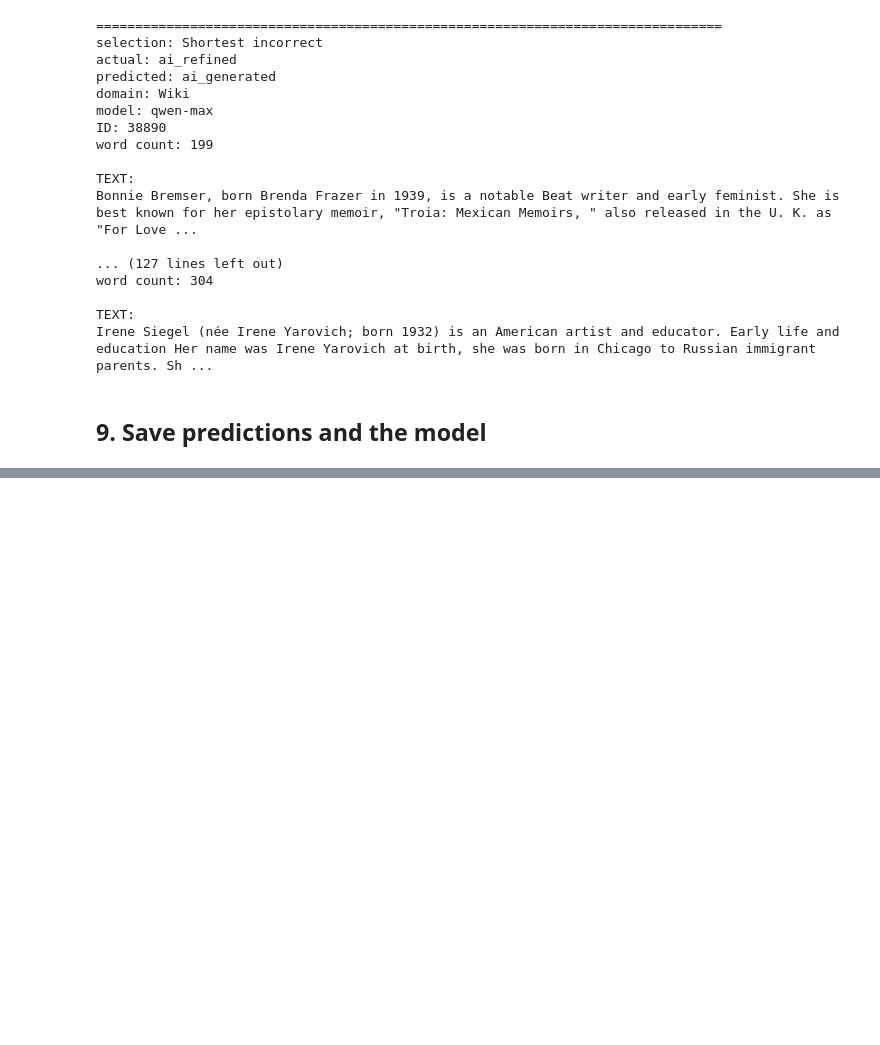
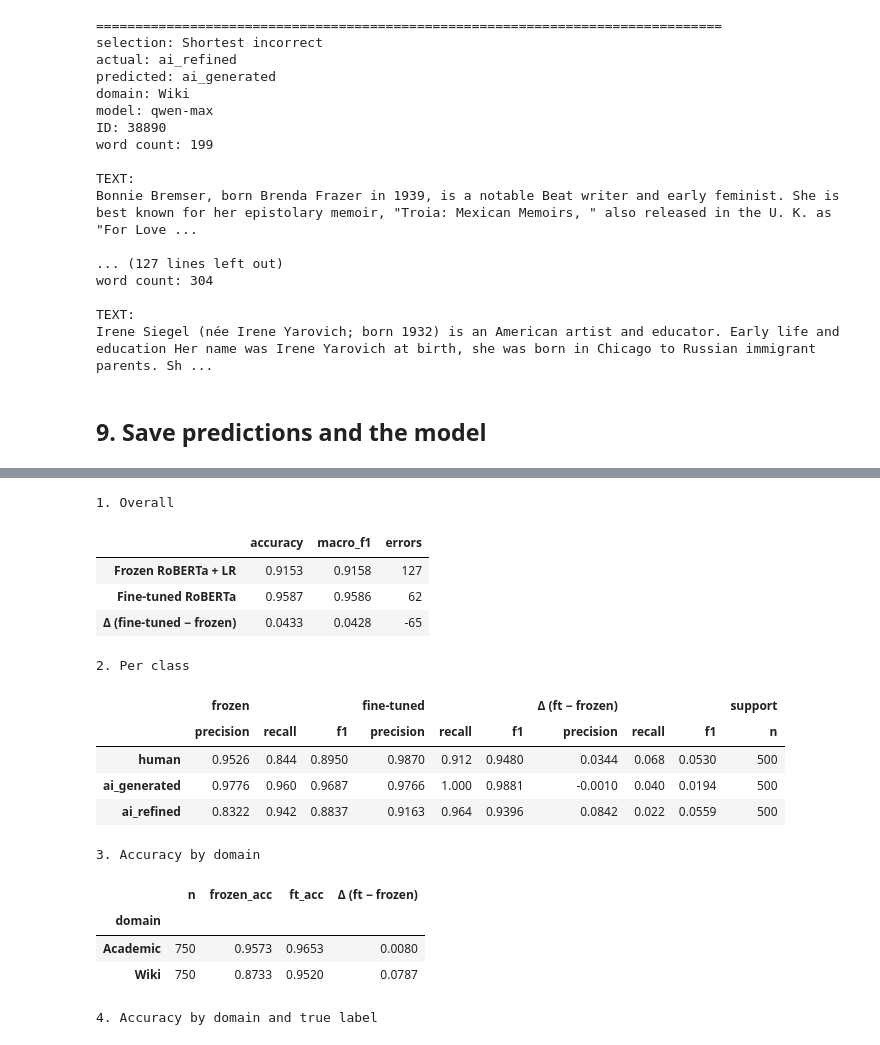
Before and after one commit to yushkong/LING-342, a Jupyter notebook: milestone5/roberta_finetune_512.ipynb, the cells around one changed output, grey strips where cells are left out. Saved outputs shown, nothing was run; the diff lists cells and outputs as text; code cells hidden in the pictures; blank space fills up the shorter version.

```diff
--- a/milestone5/roberta_finetune_512.ipynb
+++ b/milestone5/roberta_finetune_512.ipynb
@@ -566,0 +601,80 @@ Skipping TF-IDF + LR: test_predictions_tfidf_lr.csv not found
+# %%
+FZ, FT = 'Frozen RoBERTa + LR', 'Fine-tuned RoBERTa'
+
+# ---- 1. overall ----
+rows = {}
+for name, col in [(FZ, 'pred_frozen'), (FT, 'pred_ft')]:
+    rows[name] = {
+        'accuracy': accuracy_score(y, cmp[col]),
+        'macro_f1': f1_score(y, cmp[col], labels=LABELS, average='macro'),
+        'errors': int((cmp[col] != cmp['label']).sum()),
+    }
+overall = pd.DataFrame(rows).T
+overall.loc['Δ (fine-tuned − frozen)'] = overall.loc[FT] - overall.loc[FZ]
+print('1. Overall')
+display(overall.round(4).astype({'errors': 'int'}))
+
+# ---- 2. per-class precision / recall / F1 ----
+def per_class(col):
+    p, r, f, _ = precision_recall_fscore_support(y, cmp[col], labels=LABELS, zero_division=0)
+    return pd.DataFrame({'precision': p, 'recall': r, 'f1': f}, index=LABELS)
+
+pc_fz, pc_ft = per_class('pred_frozen'), per_class('pred_ft')
+per_class_tbl = pd.concat({'frozen': pc_fz, 'fine-tuned': pc_ft, 'Δ (ft − frozen)': pc_ft - pc_fz}, axis=1)
+per_class_tbl[('support', 'n')] = cmp['label'].value_counts().reindex(LABELS).to_numpy()
+print('2. Per class')
+display(per_class_tbl.round(4))
+
+# ---- 3-6. accuracy sliced by metadata (for the by-label table this is recall) ----
+def side_by_side(by):
+    g = cmp.groupby(by, observed=True).agg(
+        n=('ft_correct', 'size'), frozen_acc=('frozen_correct', 'mean'), ft_acc=('ft_correct', 'mean'))
+    g['Δ (ft − frozen)'] = g['ft_acc'] - g['frozen_acc']
+    return g.round(4)
+
+if 'domain' in cmp.columns:
+    print('3. Accuracy by domain')
+    display(side_by_side('domain'))
+    print('4. Accuracy by domain and true label')
+    display(side_by_side(['domain', 'label']))
+if 'model' in cmp.columns:
+    print('5. Accuracy by source LLM')
+    display(side_by_side('model'))
+
+cmp['length_bucket'] = pd.qcut(cmp['n_words'], 4, duplicates='drop')
+print('6. Accuracy by text length (quartiles of word count)')
+display(side_by_side('length_bucket'))
+
+# ---- 7. confusion matrices ----
+cm_fz = confusion_matrix(y, cmp['pred_frozen'], labels=LABELS)
+cm_ft = confusion_matrix(y, cmp['pred_ft'], labels=LABELS)
+fig, axes = plt.subplots(1, 2, figsize=(11, 4.5))
+for ax, cm, title in [(axes[0], cm_fz, FZ), (axes[1], cm_ft, FT)]:
+    ConfusionMatrixDisplay(cm, display_labels=LABELS).plot(
+        ax=ax, cmap='Blues', values_format='d', colorbar=False)
+    ax.set_title(title)
+plt.tight_layout()
+plt.show()
+
+print('7. Confusion matrix change (fine-tuned − frozen; rows = true, columns = predicted)')
+print('   Diagonal > 0 means more texts correct; off-diagonal > 0 means more of that error.')
+display(pd.DataFrame(cm_ft - cm_fz, index=[f'true {l}' for l in LABELS],
+                     columns=[f'pred {l}' for l in LABELS]))
+# %% [output]
+1. Overall
+|  | accuracy | macro_f1 | errors |
+| Frozen RoBERTa + LR | 0.9153 | 0.9158 | 127 |
+| Fine-tuned RoBERTa | 0.9587 | 0.9586 | 62 |
+| Δ (fine-tuned − frozen) | 0.0433 | 0.0428 | -65 |
+2. Per class
+|  | frozen |  |  | fine-tuned |  |  | Δ (ft − frozen) |  |  | support |
+|  | precision | recall | f1 | precision | recall | f1 | precision | recall | f1 | n |
+| human | 0.9526 | 0.844 | 0.8950 | 0.9870 | 0.912 | 0.9480 | 0.0344 | 0.068 | 0.0530 | 500 |
+| ai_generated | 0.9776 | 0.960 | 0.9687 | 0.9766 | 1.000 | 0.9881 | -0.0010 | 0.040 | 0.0194 | 500 |
+| ai_refined | 0.8322 | 0.942 | 0.8837 | 0.9163 | 0.964 | 0.9396 | 0.0842 | 0.022 | 0.0559 | 500 |
+3. Accuracy by domain
+|  | n | frozen_acc | ft_acc | Δ (ft − frozen) |
+| domain |  |  |  |  |
+| Academic | 750 | 0.9573 | 0.9653 | 0.0080 |
+| Wiki | 750 | 0.8733 | 0.9520 | 0.0787 |
+4. Accuracy by domain and true label
```
Also changed, not shown: parts of 8 cells of this notebook, 3 other files.
